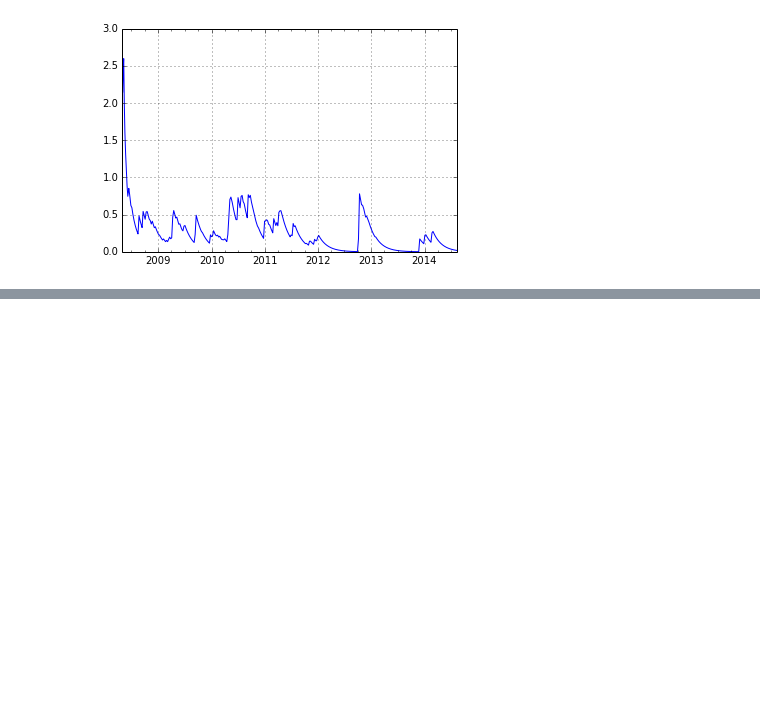
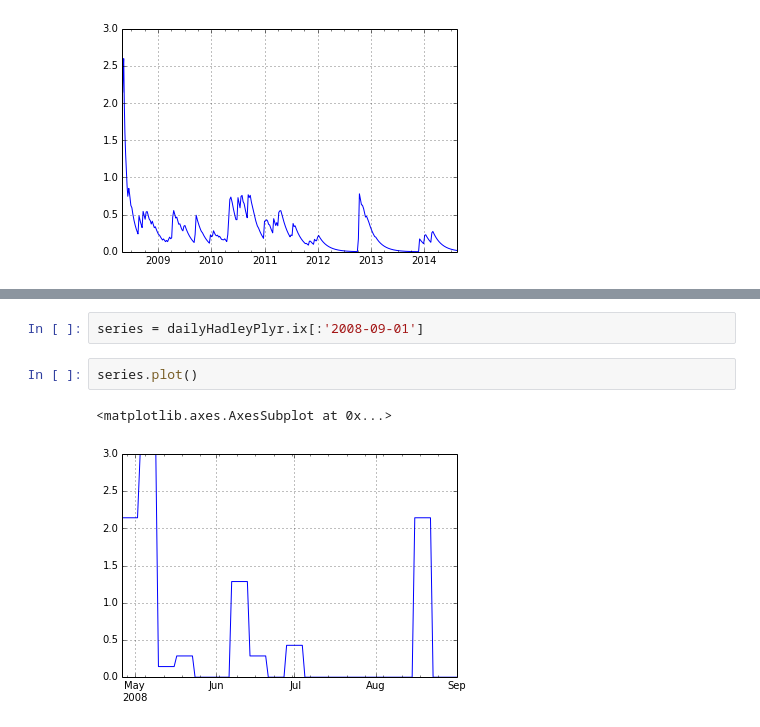
Before and after one commit to gauthamnair/repopulse, a Jupyter notebook: testingFeatureMaker.ipynb, the cells around one changed output, grey strips where cells are left out. Cells and saved outputs as stored; diff of their text form; blank space fills up the shorter version.

```diff
--- a/testingFeatureMaker.ipynb
+++ b/testingFeatureMaker.ipynb
@@ -162,0 +197,7 @@ smoothed.plot()
+# %%
+series = dailyHadleyPlyr.ix[:'2008-09-01']
+# %%
+series.plot()
+# %% [output]
+<matplotlib.axes.AxesSubplot at 0x...>
+[figure, added]
```
Also changed, not shown: parts of 54 cells of this notebook, 3 other files.
